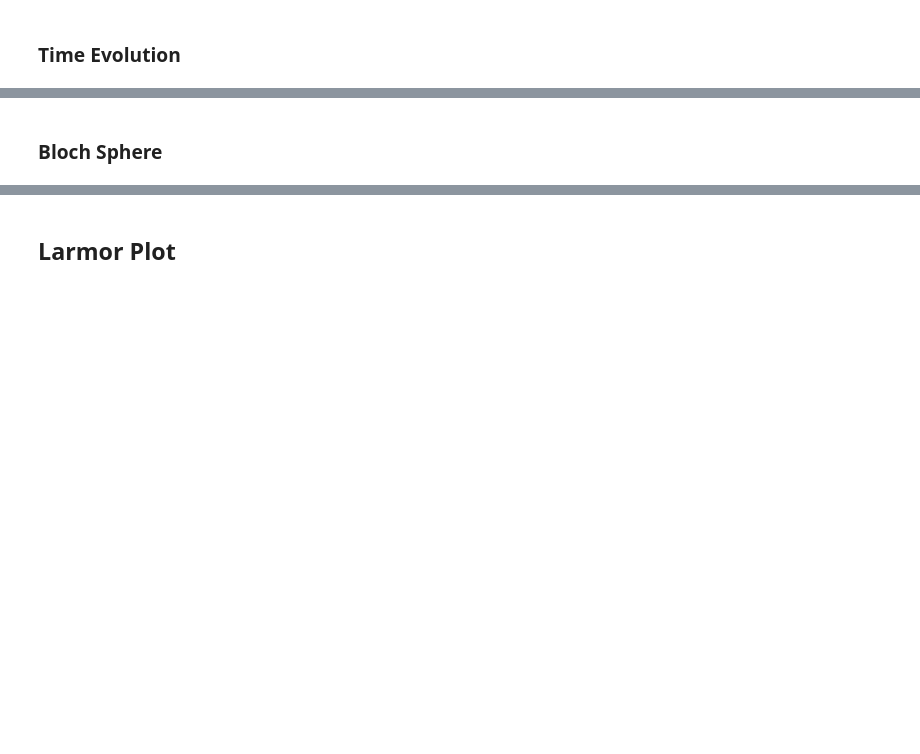
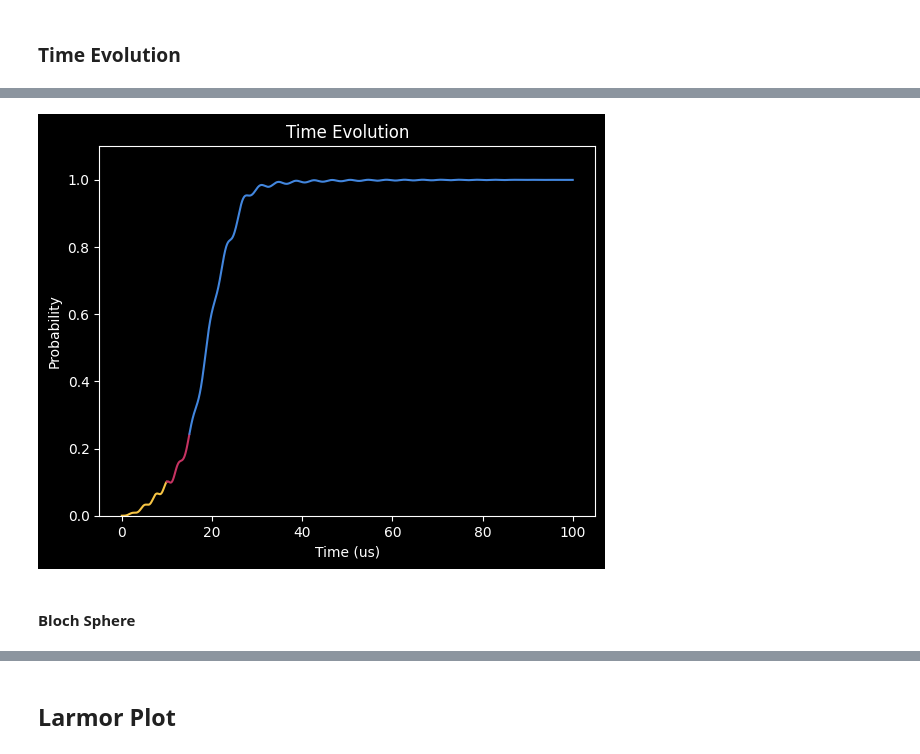
Before and after one commit to Slippery-Chickenz/qipQubitSimTools, a Jupyter notebook: examples/example.ipynb, the cells around one changed output, grey strips where cells are left out. Drawn from its saved outputs; the diff is of its cells as text; code cells hidden in the pictures; blank space fills up the shorter version.

```diff
--- a/examples/example.ipynb
+++ b/examples/example.ipynb
@@ -93,2 +127,5 @@ f.close()
 # %% [markdown]
 ### Time Evolution
+# %%
+rise_index = np.abs(times - rise_time).argmin()
+mid_index = np.abs(times - (pulse_time - rise_time - fall_time)).argmin()
@@ -95,2 +148,16 @@ f.close()
+# %%
+detuning = -0.25
+detuning_index = np.abs(detunings - detuning).argmin()
+# %%
+plt.plot(times[detuning_index][:rise_index], probabilities[detuning_index][:rise_index], color = "#f6c444")
+plt.plot(times[detuning_index][rise_index:mid_index], probabilities[detuning_index][rise_index:mid_index], color = "#c63362")
+plt.plot(times[detuning_index][mid_index:], probabilities[detuning_index][mid_index:], color = "#4286de")
+plt.ylim(0, 1.1)
+plt.title("Time Evolution")
+plt.ylabel("Probability")
+plt.xlabel("Time (us)")
+plt.show()
+# %% [output]
+[figure, added]
 # %% [markdown]
-### Bloch Sphere
+#### Bloch Sphere
```
Also changed, not shown: parts of 23 cells of this notebook, 17 other files.
